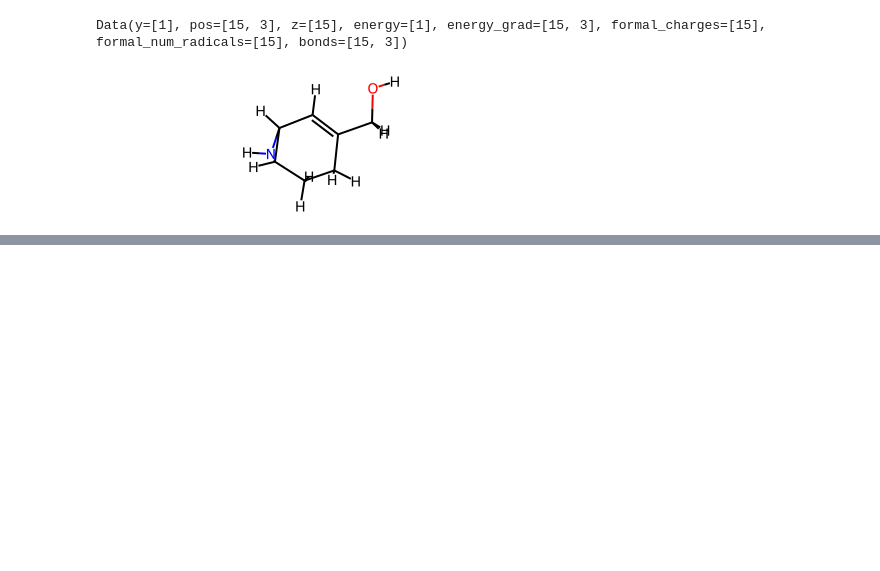
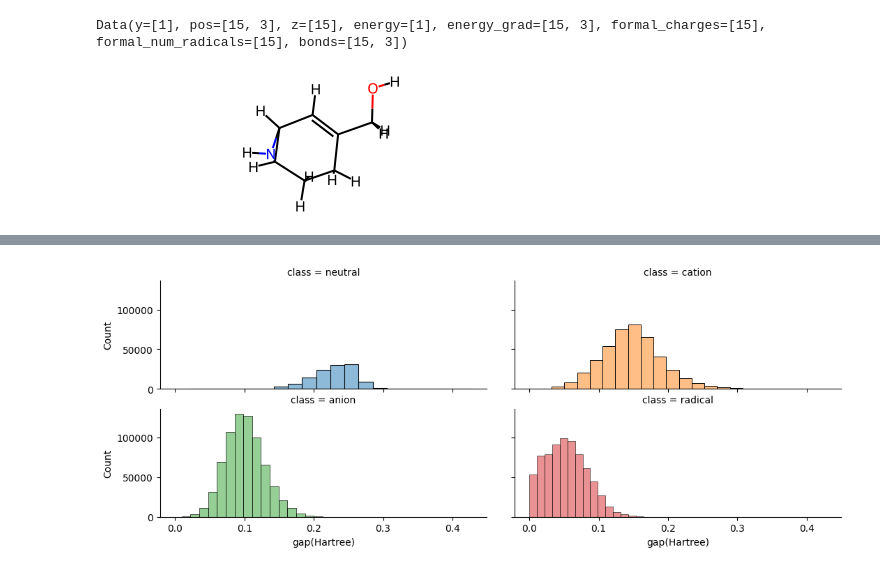
Before and after one commit to gentle1999/qm9star_query, a Jupyter notebook: tutorial/3-create_dataset.ipynb, the cells around one changed output, grey strips where cells are left out. Cells and saved outputs as stored; diff of their text form; code cells hidden in the pictures; blank space fills up the shorter version.

```diff
--- a/tutorial/3-create_dataset.ipynb
+++ b/tutorial/3-create_dataset.ipynb
@@ -38,0 +336,6 @@ neutral_dataset.get_rdmol(100000)
+# %%
+g = sns.FacetGrid(df, col="class", hue="class", col_wrap=2)
+g = g.map(sns.histplot, "gap(Hartree)", bins=20, alpha=0.5)
+g.figure.set_size_inches(12, 4)
+# %% [output]
+[figure, added]
```
Also changed, not shown: parts of 19 cells of this notebook, 15 other files.
